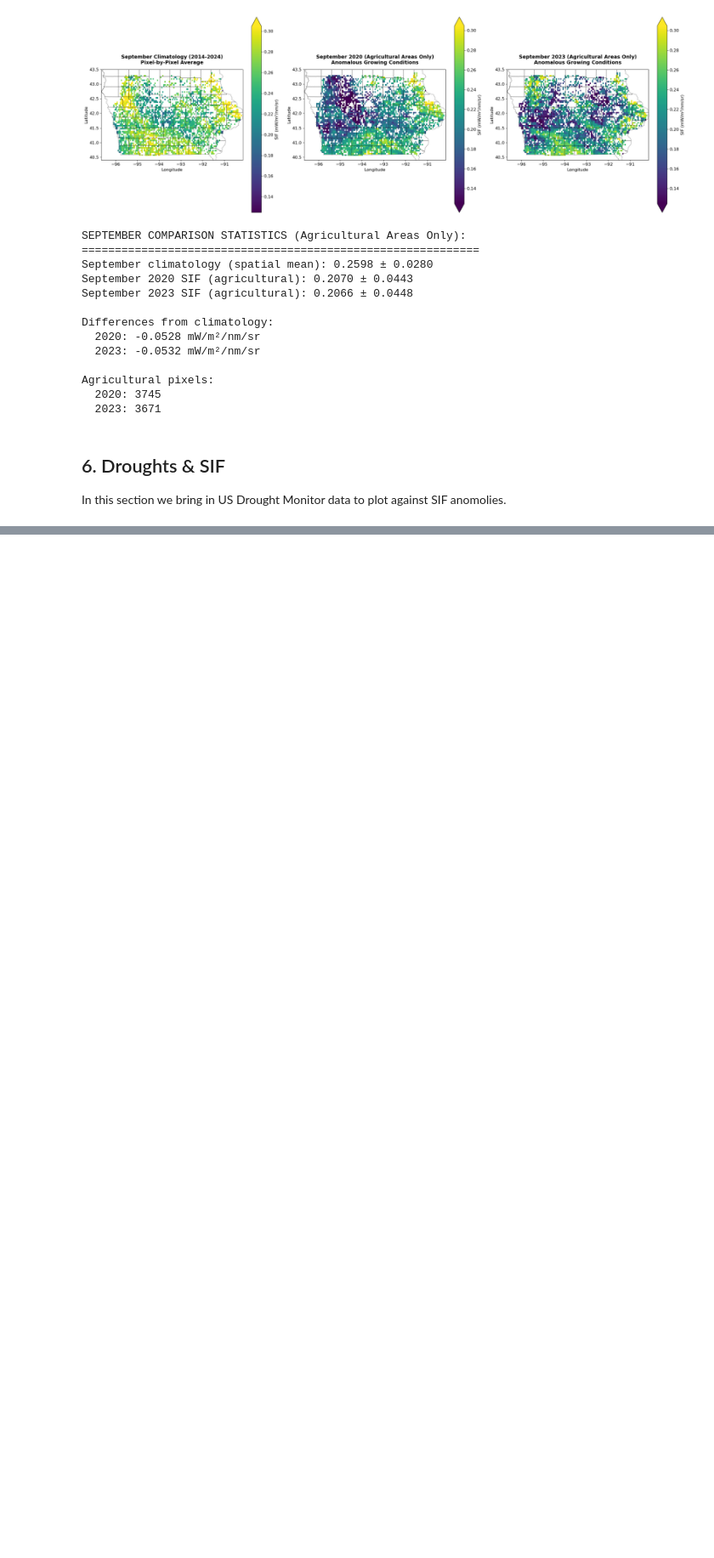
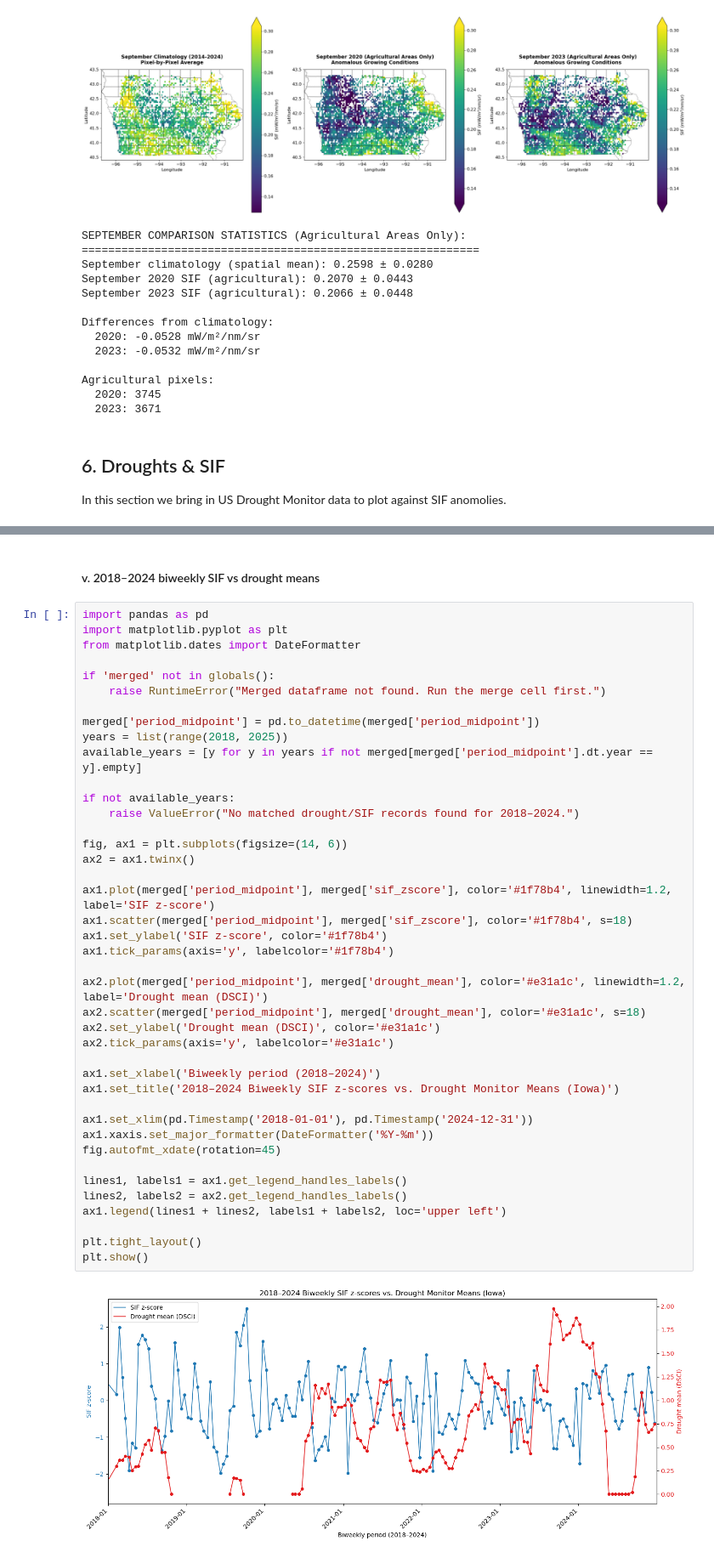
Before and after one commit to jacksoncoldiron/SIF-Analysis, a Jupyter notebook: src/sif_EDA.ipynb, the cells around one changed output, grey strips where cells are left out. Shown at 85% size. Saved outputs shown, nothing was run; the diff lists cells and outputs as text; blank space fills up the shorter version.

```diff
--- a/src/sif_EDA.ipynb
+++ b/src/sif_EDA.ipynb
@@ -2045,0 +2437,45 @@ NameError: name 'pd' is not defined
+# %% [markdown]
+#### v. 2018–2024 biweekly SIF vs drought means
+# %%
+import pandas as pd
+import matplotlib.pyplot as plt
+from matplotlib.dates import DateFormatter
+
+if 'merged' not in globals():
+    raise RuntimeError("Merged dataframe not found. Run the merge cell first.")
+
+merged['period_midpoint'] = pd.to_datetime(merged['period_midpoint'])
+years = list(range(2018, 2025))
+available_years = [y for y in years if not merged[merged['period_midpoint'].dt.year == y].empty]
+
+if not available_years:
+    raise ValueError("No matched drought/SIF records found for 2018–2024.")
+
+fig, ax1 = plt.subplots(figsize=(14, 6))
+ax2 = ax1.twinx()
+
+ax1.plot(merged['period_midpoint'], merged['sif_zscore'], color='#1f78b4', linewidth=1.2, label='SIF z-score')
+ax1.scatter(merged['period_midpoint'], merged['sif_zscore'], color='#1f78b4', s=18)
+ax1.set_ylabel('SIF z-score', color='#1f78b4')
+ax1.tick_params(axis='y', labelcolor='#1f78b4')
+
+ax2.plot(merged['period_midpoint'], merged['drought_mean'], color='#e31a1c', linewidth=1.2, label='Drought mean (DSCI)')
+ax2.scatter(merged['period_midpoint'], merged['drought_mean'], color='#e31a1c', s=18)
+ax2.set_ylabel('Drought mean (DSCI)', color='#e31a1c')
+ax2.tick_params(axis='y', labelcolor='#e31a1c')
+
+ax1.set_xlabel('Biweekly period (2018–2024)')
+ax1.set_title('2018–2024 Biweekly SIF z-scores vs. Drought Monitor Means (Iowa)')
+
+ax1.set_xlim(pd.Timestamp('2018-01-01'), pd.Timestamp('2024-12-31'))
+ax1.xaxis.set_major_formatter(DateFormatter('%Y-%m'))
+fig.autofmt_xdate(rotation=45)
+
+lines1, labels1 = ax1.get_legend_handles_labels()
+lines2, labels2 = ax2.get_legend_handles_labels()
+ax1.legend(lines1 + lines2, labels1 + labels2, loc='upper left')
+
+plt.tight_layout()
+plt.show()
+# %% [output]
+[figure, added]
```
Also changed, not shown: parts of 11 cells of this notebook, 2 other files.
